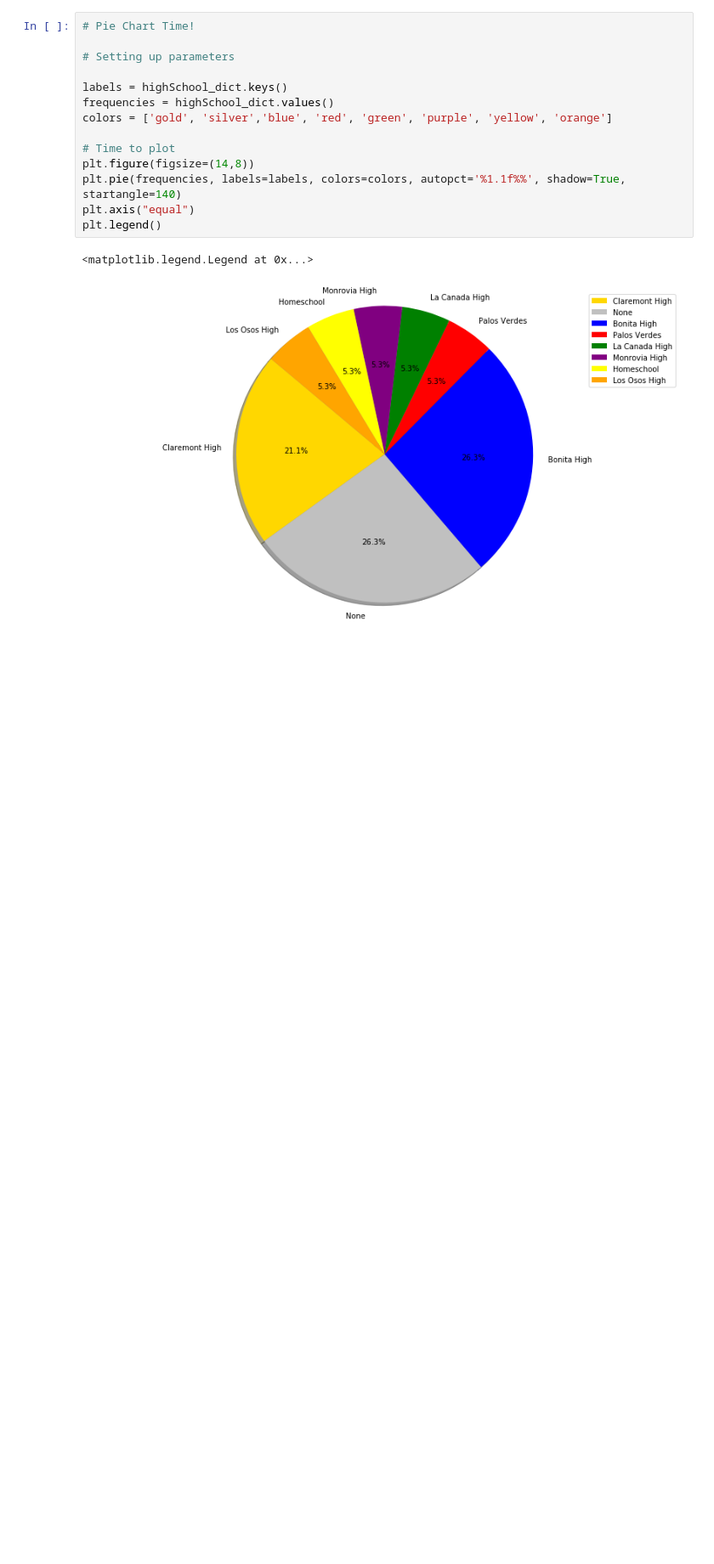
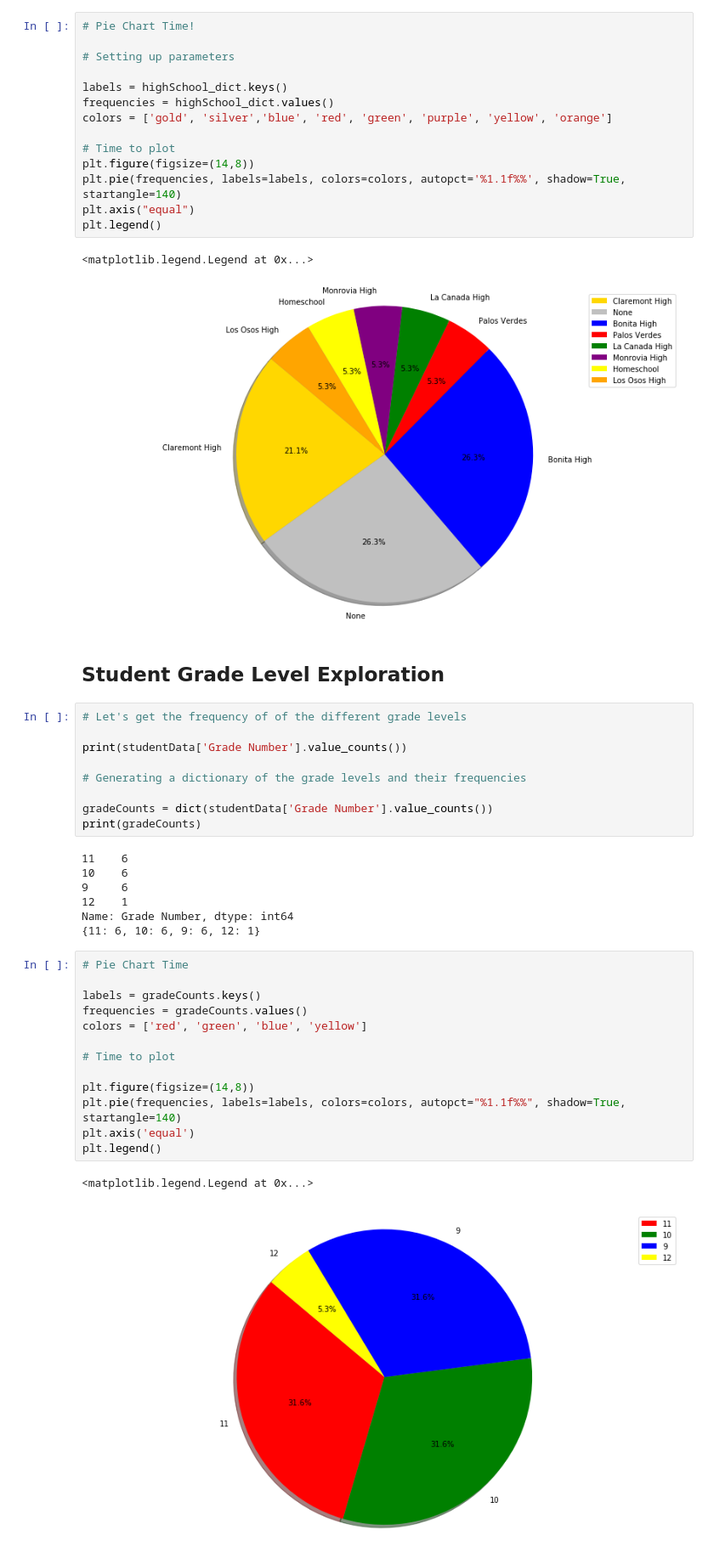
Before and after one commit to TheChanRProject/M297, a Jupyter notebook: hands-on/notebooks/Student Representation Activity.ipynb, the cells around one changed output. Shown at 85% size. Saved outputs shown, nothing was run; the diff lists cells and outputs as text; blank space fills up the shorter version.

Commit message:
adding more plots

```diff
--- a/hands-on/notebooks/Student Representation Activity.ipynb
+++ b/hands-on/notebooks/Student Representation Activity.ipynb
@@ -113,3 +113,37 @@ plt.legend()
 # %% [output]
 <matplotlib.legend.Legend at 0x...>
 [figure]
+# %% [markdown]
+## Student Grade Level Exploration
+# %%
+# Let's get the frequency of of the different grade levels
+
+print(studentData['Grade Number'].value_counts())
+
+# Generating a dictionary of the grade levels and their frequencies
+
+gradeCounts = dict(studentData['Grade Number'].value_counts())
+print(gradeCounts)
+# %% [output]
+11    6
+10    6
+9     6
+12    1
+Name: Grade Number, dtype: int64
+{11: 6, 10: 6, 9: 6, 12: 1}
+# %%
+# Pie Chart Time
+
+labels = gradeCounts.keys()
+frequencies = gradeCounts.values()
+colors = ['red', 'green', 'blue', 'yellow']
+
+# Time to plot
+
+plt.figure(figsize=(14,8))
+plt.pie(frequencies, labels=labels, colors=colors, autopct="%1.1f%%", shadow=True, startangle=140)
+plt.axis('equal')
+plt.legend()
+# %% [output]
+<matplotlib.legend.Legend at 0x...>
+[figure, added]
```
Also changed, not shown: parts of 1 cell of this notebook.
